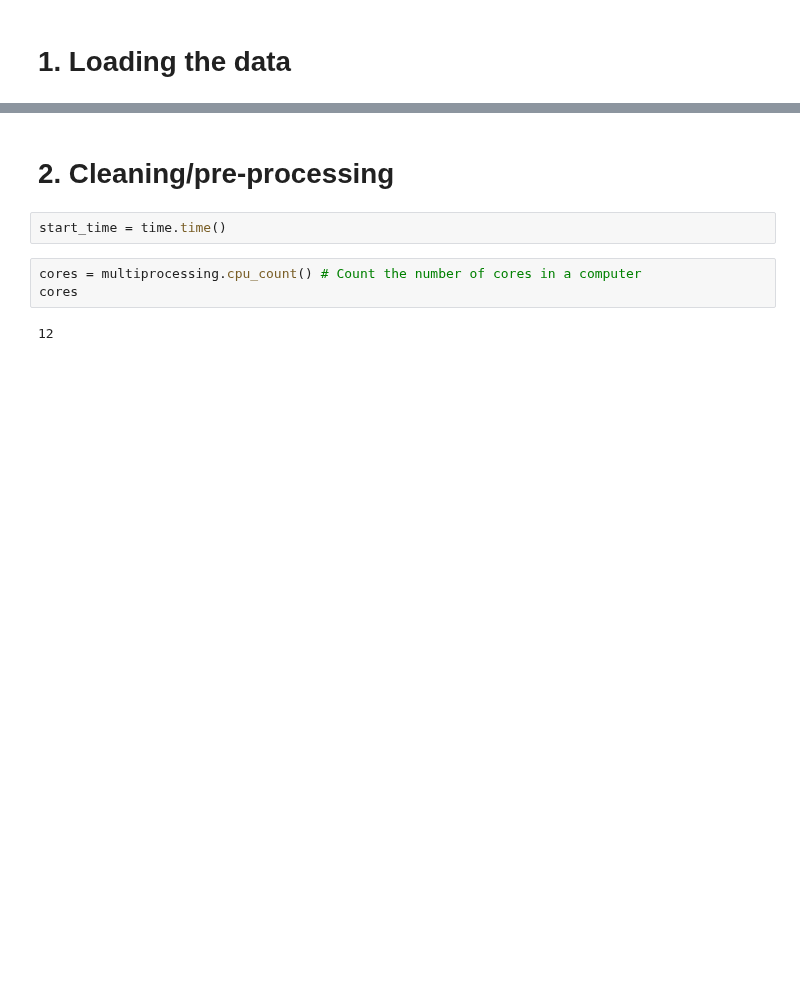
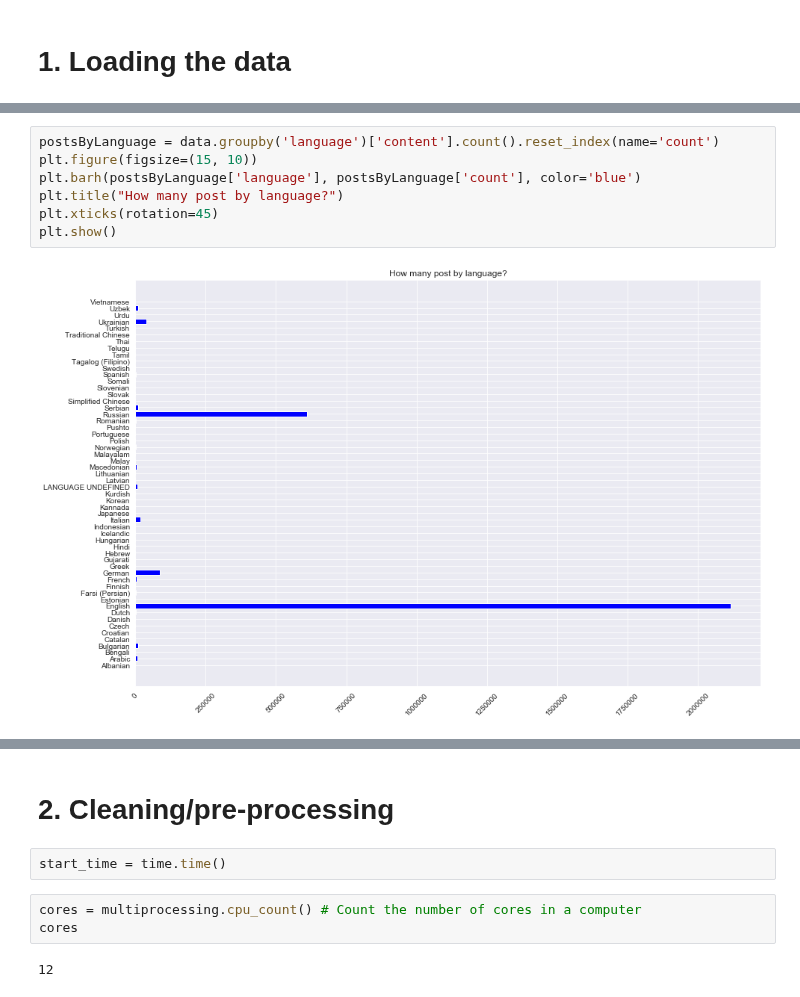
Before and after one commit to maliakber/algorithm-data-model-csc-501, a Jupyter notebook: source/assignment-4/assignment-4-jupnote.ipynb, the cells around one changed output, grey strips where cells are left out. Cells and saved outputs as stored; diff of their text form; blank space fills up the shorter version.

```diff
--- a/source/assignment-4/assignment-4-jupnote.ipynb
+++ b/source/assignment-4/assignment-4-jupnote.ipynb
@@ -47,0 +69,9 @@ Wall time: 32 s
+# %%
+postsByLanguage = data.groupby('language')['content'].count().reset_index(name='count')
+plt.figure(figsize=(15, 10))
+plt.barh(postsByLanguage['language'], postsByLanguage['count'], color='blue')
+plt.title("How many post by language?")
+plt.xticks(rotation=45)
+plt.show()
+# %% [output]
+[figure, added]
```
Also changed, not shown: parts of 71 cells of this notebook.
